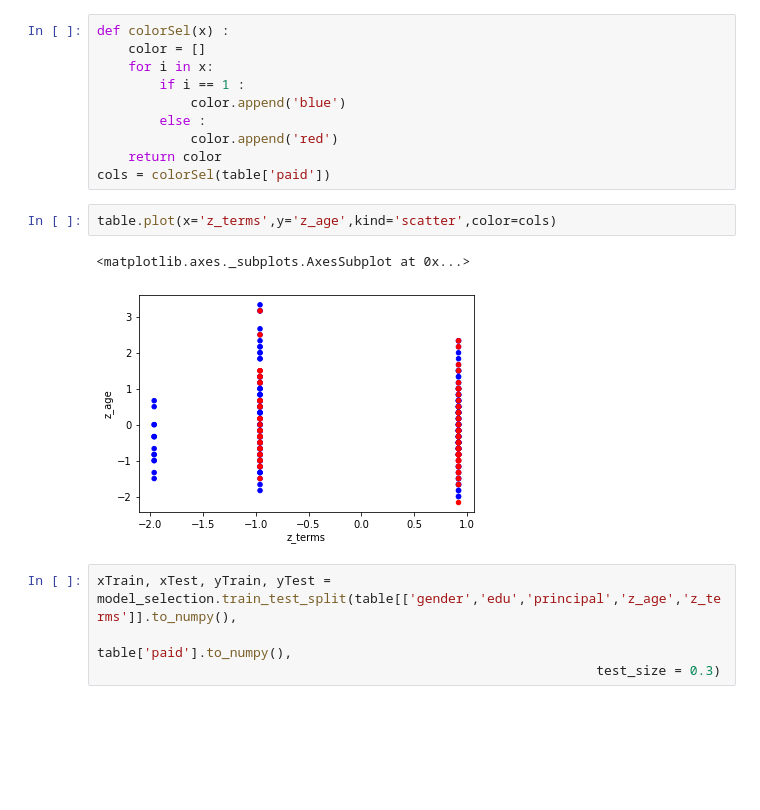
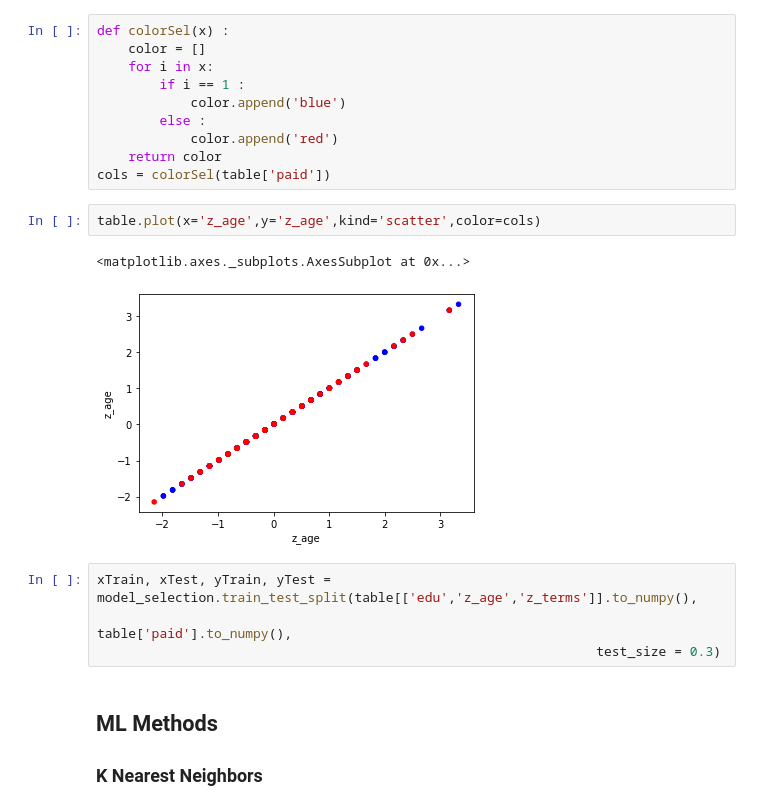
Before and after one commit to mircuz/Machine_Learning_IBM, a Jupyter notebook: Capstone project.ipynb, the cells around one changed output. Cells and saved outputs as stored; diff of their text form; blank space fills up the shorter version.

```diff
--- a/Capstone project.ipynb
+++ b/Capstone project.ipynb
@@ -74,11 +75,14 @@ def colorSel(x) :
     return color
 cols = colorSel(table['paid'])
 # %%
-table.plot(x='z_terms',y='z_age',kind='scatter',color=cols)
+table.plot(x='z_age',y='z_age',kind='scatter',color=cols)
 # %% [output]
 <matplotlib.axes._subplots.AxesSubplot at 0x...>
-[figure, old version]
+[figure, new version]
 # %%
-xTrain, xTest, yTrain, yTest = model_selection.train_test_split(table[['gender','edu','principal','z_age','z_terms']].to_numpy(),
+xTrain, xTest, yTrain, yTest = model_selection.train_test_split(table[['edu','z_age','z_terms']].to_numpy(),
                                                                 table['paid'].to_numpy(),
                                                                 test_size = 0.3)
+# %% [markdown]
+## ML Methods
+### K Nearest Neighbors
```
Also changed, not shown: parts of 6 cells of this notebook.
